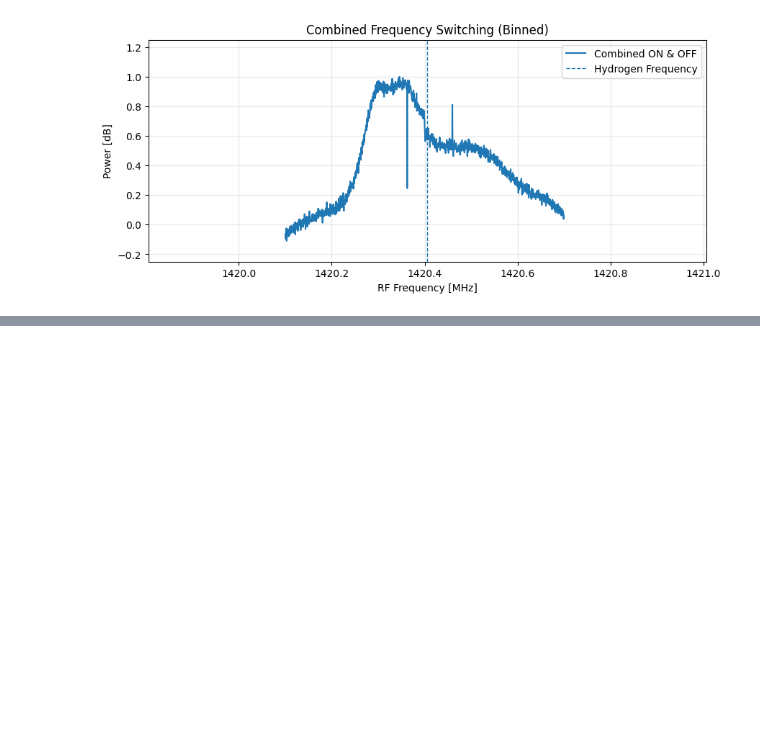
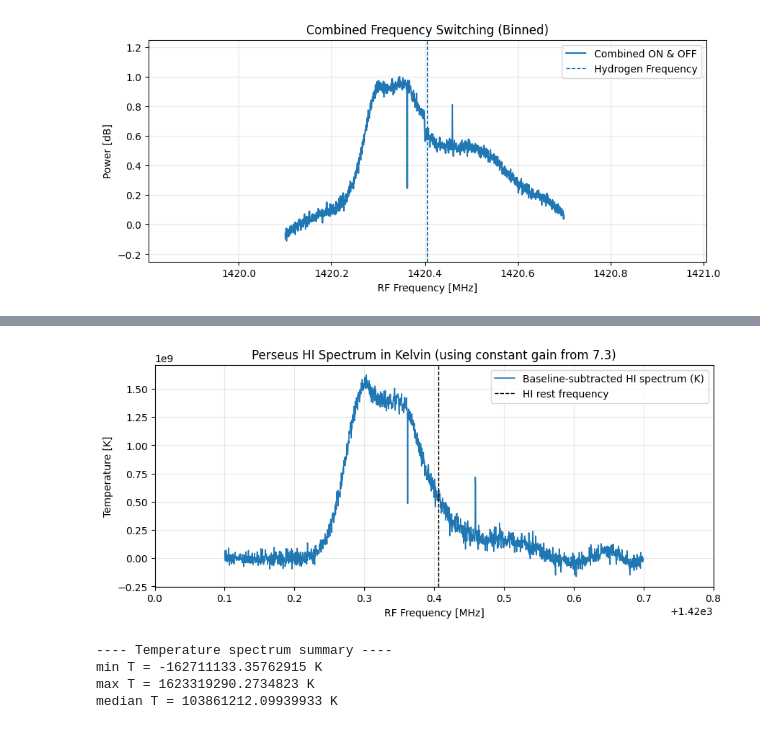
Before and after one commit to kaijaffarove/astro_lab, a Jupyter notebook: lab2.ipynb, the cells around one changed output, grey strips where cells are left out. Saved outputs shown, nothing was run; the diff lists cells and outputs as text; code cells hidden in the pictures; blank space fills up the shorter version.

Commit message:
Temperature Calibration (Unsorted)

```diff
--- a/lab2.ipynb
+++ b/lab2.ipynb
@@ -581,0 +521,44 @@ Peak 2: A=+0.5266 ± 0.0063, mu=+0.03807 ± 0.0028 MHz, sigma=0.07631 ± 0.0018
+# %%
+import numpy as np
+import matplotlib.pyplot as plt
+
+# -----------------------------------------
+# 7.4-ish NEXT STEP: Convert "after" to Kelvin using G_ls
+# (No velocities, no LSR, just T(f) in K)
+# -----------------------------------------
+
+# Paste your fitted gain value here:
+G_ls = 9.506e9   # K / (linear power unit)
+
+# HI rest frequency (for reference line only)
+f_hi = 1420.4058e6  # Hz
+
+# Sanity check that required arrays exist
+# (These should come from your Perseus "after fit" cell)
+assert "f_b" in globals(), "Run the Perseus processing cell first (needs f_b)."
+assert "after" in globals(), "Run the Perseus processing cell first (needs after)."
+
+# Convert to Kelvin
+T_after_K = G_ls * after
+
+plt.figure(figsize=(10,4))
+plt.plot(f_b/1e6, T_after_K, lw=1.2, label="Baseline-subtracted HI spectrum (K)")
+plt.axvline(f_hi/1e6, color="k", ls="--", lw=1, label="HI rest frequency")
+plt.xlim(1420.0, 1420.8)
+plt.xlabel("RF Frequency [MHz]")
+plt.ylabel("Temperature [K]")
+plt.title("Perseus HI Spectrum in Kelvin (using constant gain from 7.3)")
+plt.grid(True, alpha=0.3)
+plt.legend()
+plt.show()
+
+print("---- Temperature spectrum summary ----")
+print("min T =", np.nanmin(T_after_K), "K")
+print("max T =", np.nanmax(T_after_K), "K")
+print("median T =", np.nanmedian(T_after_K), "K")
+# %% [output]
+[figure, added]
+---- Temperature spectrum summary ----
+min T = -162711133.35762915 K
+max T = 1623319290.2734823 K
+median T = 103861212.09939933 K
```
Also changed, not shown: parts of 10 cells of this notebook.
